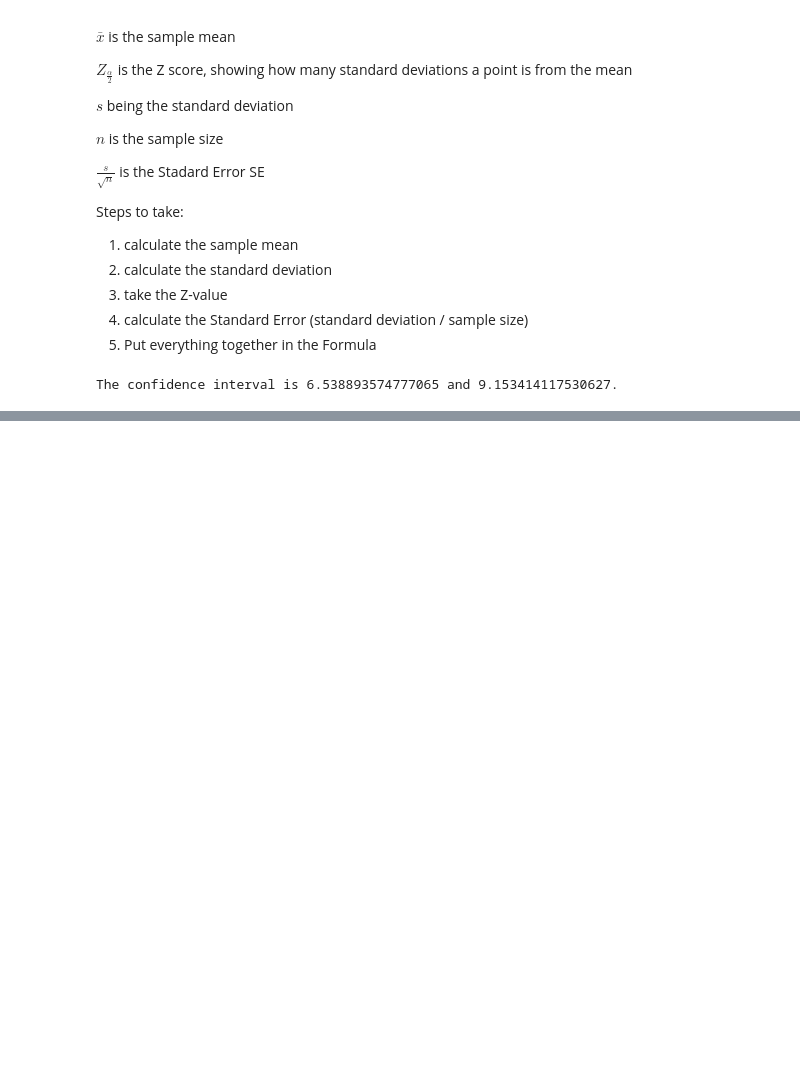
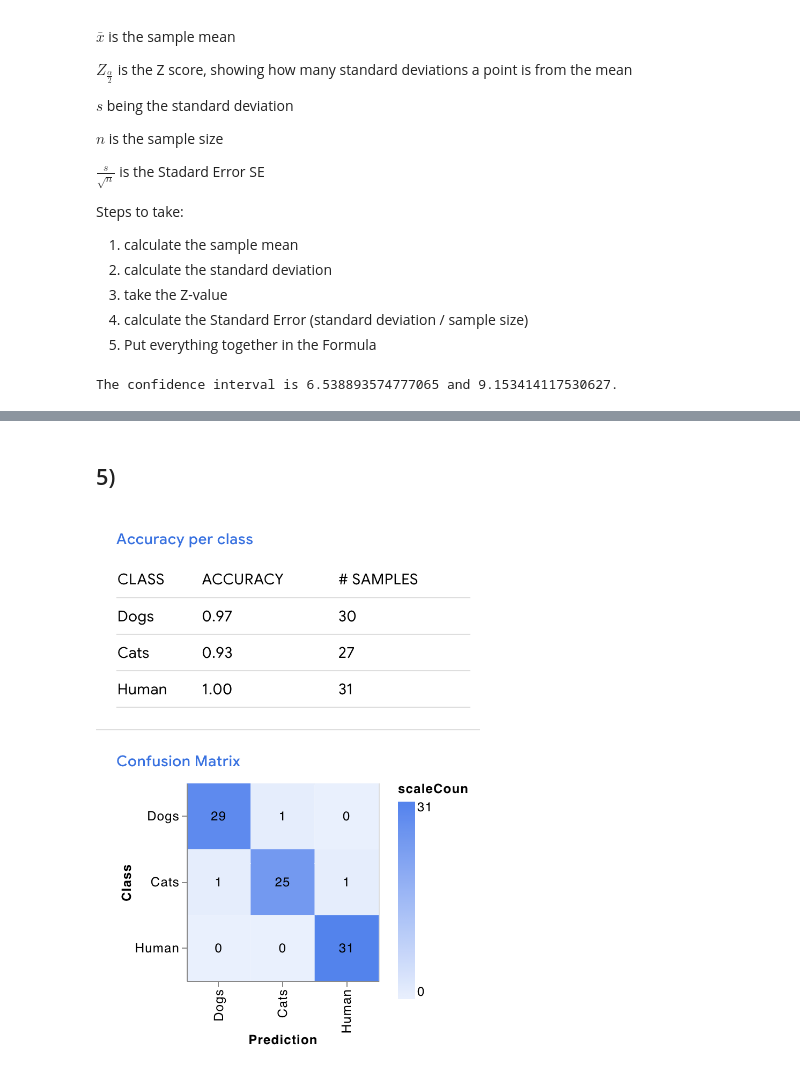
Before and after one commit to NickIsThere/AssessmentPDS2, a Jupyter notebook: Assessment2.ipynb, the cells around one changed output, grey strips where cells are left out. Cells and saved outputs as stored; diff of their text form; code cells hidden in the pictures; blank space fills up the shorter version.

```diff
--- a/Assessment2.ipynb
+++ b/Assessment2.ipynb
@@ -159,0 +199,6 @@ The confidence interval is 6.538893574777065 and 9.153414117530627.
+# %% [markdown]
+## 5)
+# %%
+Image(filename="ConfusionMatrix.png", width=800, height=400)
+# %% [output]
+[figure, added]
```
Also changed, not shown: parts of 15 cells of this notebook, 5 other files.
